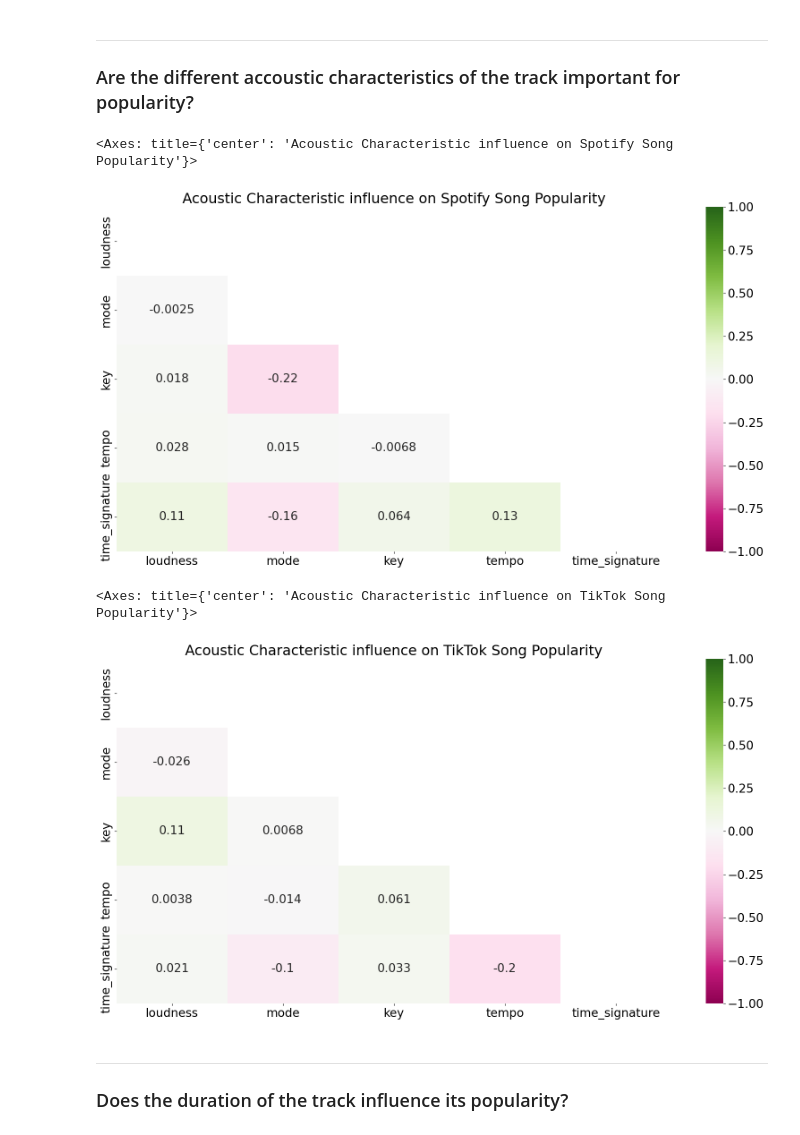
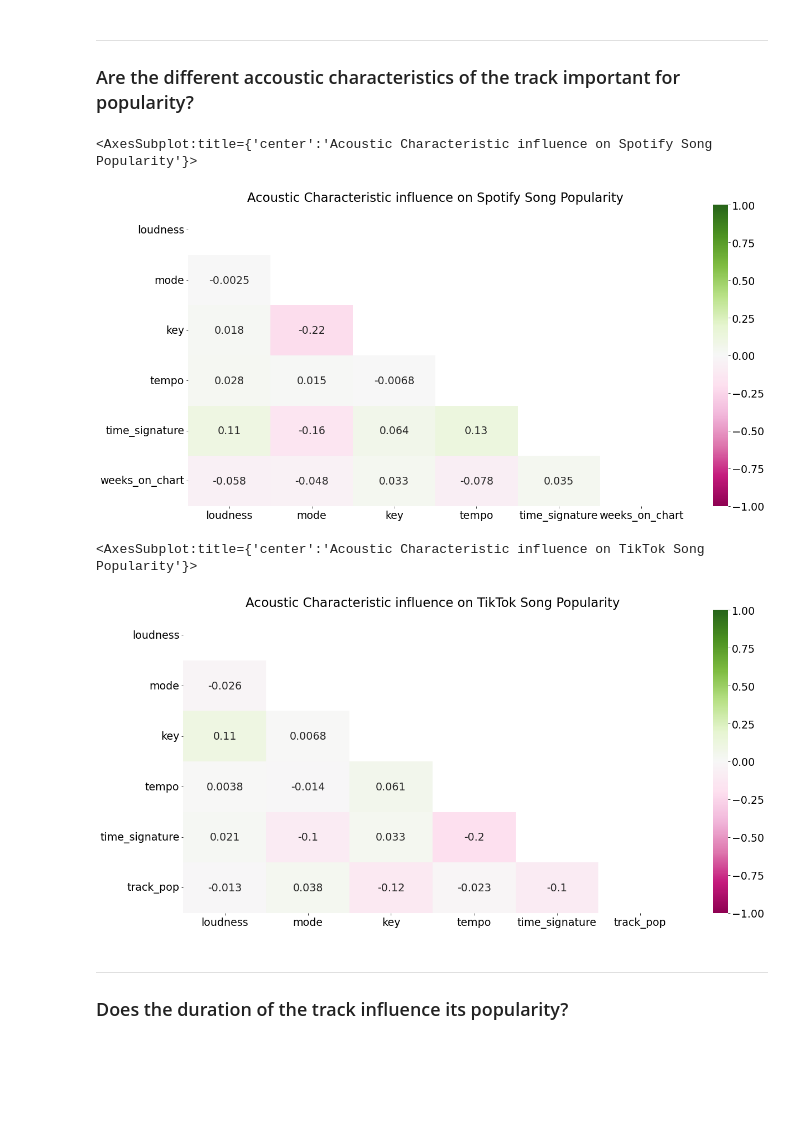
Before and after one commit to fdac23/TikTok_Vs._Spotify, a Jupyter notebook: file.ipynb, the cells around one changed output. Drawn from its saved outputs; the diff is of its cells as text; code cells hidden in the pictures; blank space fills up the shorter version.

```diff
--- a/file.ipynb
+++ b/file.ipynb
@@ -176,23 +176,23 @@ sns.heatmap(selected_tiktok[columns_mood].corr(), mask=mask, annot = True, vmin=
 
 ### Are the different accoustic characteristics of the track important for popularity?
 # %%
-columns_acoustic = ["loudness", "mode", "key", "tempo", "time_signature"]
+columns_acoustic = ["loudness", "mode", "key", "tempo", "time_signature", "weeks_on_chart"]
 
 mask = np.triu(np.ones_like(selected_spodify[columns_acoustic].corr(), dtype=bool))
 plt.title("Acoustic Characteristic influence on Spotify Song Popularity")
 sns.heatmap(selected_spodify[columns_acoustic].corr(), mask=mask, annot = True, vmin= -1.0, vmax= 1.0, center = 0, cmap = 'PiYG')
 # %% [output]
-<Axes: title={'center': 'Acoustic Characteristic influence on Spotify Song Popularity'}>
+<AxesSubplot:title={'center':'Acoustic Characteristic influence on Spotify Song Popularity'}>
-[figure, old version]
+[figure, new version]
 # %%
-columns_acoustic = ["loudness", "mode", "key", "tempo", "time_signature"]
+columns_acoustic = ["loudness", "mode", "key", "tempo", "time_signature", "track_pop"]
 
 mask = np.triu(np.ones_like(selected_tiktok[columns_acoustic].corr(), dtype=bool))
 plt.title("Acoustic Characteristic influence on TikTok Song Popularity")
 sns.heatmap(selected_tiktok[columns_acoustic].corr(), mask=mask, annot = True, vmin= -1.0, vmax= 1.0, center = 0, cmap = 'PiYG')
 # %% [output]
-<Axes: title={'center': 'Acoustic Characteristic influence on TikTok Song Popularity'}>
+<AxesSubplot:title={'center':'Acoustic Characteristic influence on TikTok Song Popularity'}>
-[figure, old version]
+[figure, new version]
 # %% [markdown]
 ---
 
```
Also changed, not shown: parts of 11 cells of this notebook.
